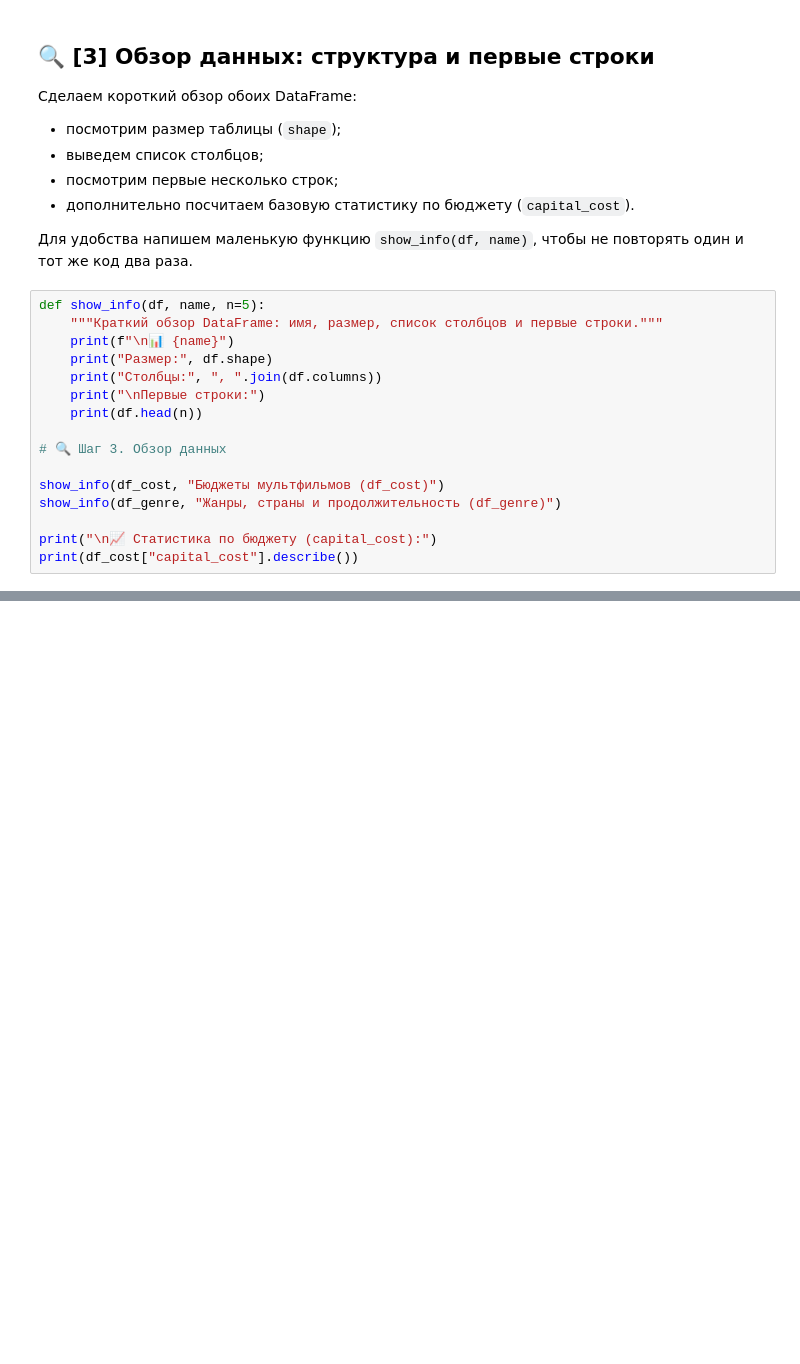
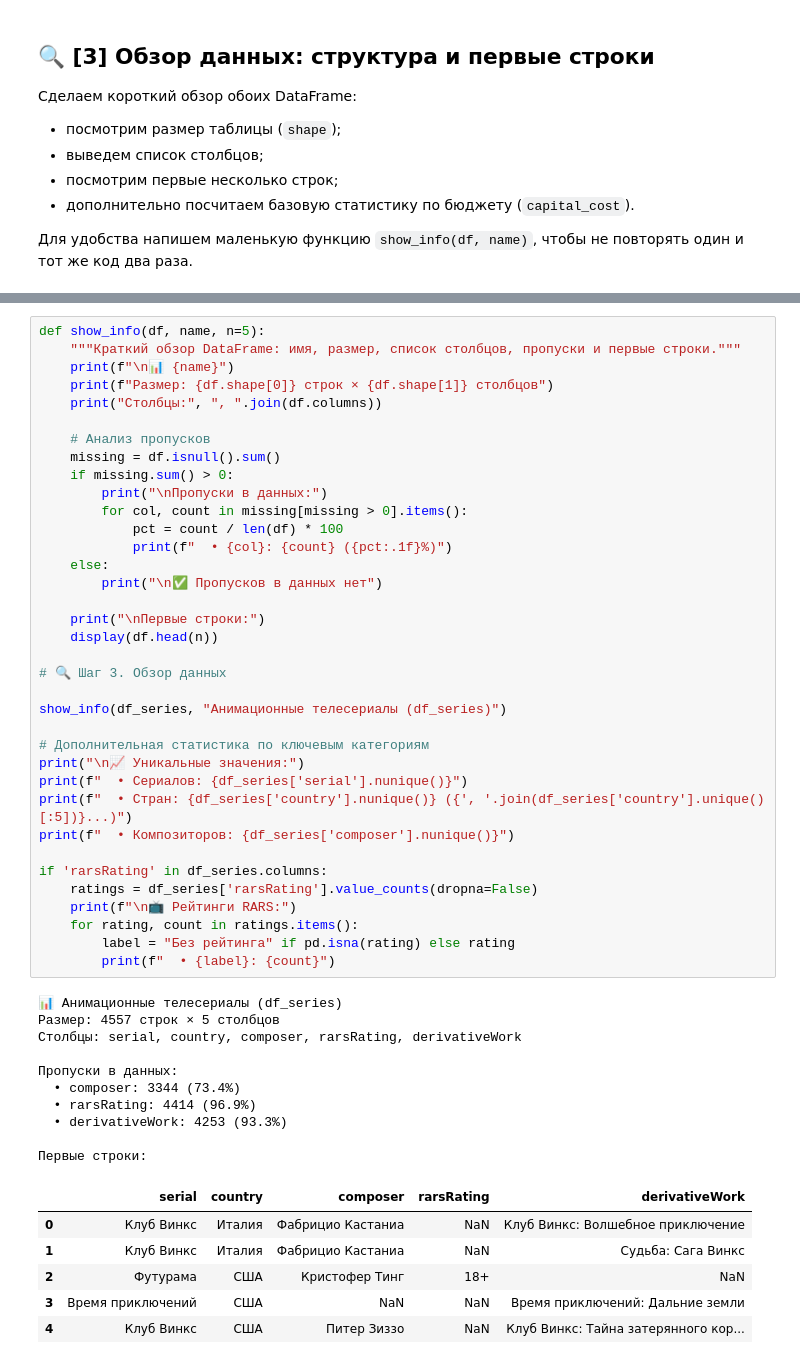
Before and after one commit to Darya-06/python-ai-Aleinik-Darya, a Jupyter notebook: notebooks/week2b_read_csv.ipynb, the cells around one changed output, grey strips where cells are left out. Cells and saved outputs as stored; diff of their text form; blank space fills up the shorter version.

```diff
--- a/notebooks/week2b_read_csv.ipynb
+++ b/notebooks/week2b_read_csv.ipynb
@@ -115,19 +115,3 @@ display(df_series.head(3))
 - дополнительно посчитаем базовую статистику по бюджету (`capital_cost`).
 
 Для удобства напишем маленькую функцию `show_info(df, name)`, чтобы не повторять один и тот же код два раза.
-# %%
-def show_info(df, name, n=5):
-    """Краткий обзор DataFrame: имя, размер, список столбцов и первые строки."""
-    print(f"\n📊 {name}")
-    print("Размер:", df.shape)
-    print("Столбцы:", ", ".join(df.columns))
-    print("\nПервые строки:")
-    print(df.head(n))
-
-# 🔍 Шаг 3. Обзор данных
-
-show_info(df_cost, "Бюджеты мультфильмов (df_cost)")
-show_info(df_genre, "Жанры, страны и продолжительность (df_genre)")
-
-print("\n📈 Статистика по бюджету (capital_cost):")
-print(df_cost["capital_cost"].describe())
@@ -240,0 +118,53 @@ Name: count, dtype: int64
+# %%
+def show_info(df, name, n=5):
+    """Краткий обзор DataFrame: имя, размер, список столбцов, пропуски и первые строки."""
+    print(f"\n📊 {name}")
+    print(f"Размер: {df.shape[0]} строк × {df.shape[1]} столбцов")
+    print("Столбцы:", ", ".join(df.columns))
+
+    # Анализ пропусков
+    missing = df.isnull().sum()
+    if missing.sum() > 0:
+        print("\nПропуски в данных:")
+        for col, count in missing[missing > 0].items():
+            pct = count / len(df) * 100
+            print(f"  • {col}: {count} ({pct:.1f}%)")
+    else:
+        print("\n✅ Пропусков в данных нет")
+
+    print("\nПервые строки:")
+    display(df.head(n))
+
+# 🔍 Шаг 3. Обзор данных
+
+show_info(df_series, "Анимационные телесериалы (df_series)")
+
+# Дополнительная статистика по ключевым категориям
+print("\n📈 Уникальные значения:")
+print(f"  • Сериалов: {df_series['serial'].nunique()}")
+print(f"  • Стран: {df_series['country'].nunique()} ({', '.join(df_series['country'].unique()[:5])}...)")
+print(f"  • Композиторов: {df_series['composer'].nunique()}")
+
+if 'rarsRating' in df_series.columns:
+    ratings = df_series['rarsRating'].value_counts(dropna=False)
+    print(f"\n📺 Рейтинги RARS:")
+    for rating, count in ratings.items():
+        label = "Без рейтинга" if pd.isna(rating) else rating
+        print(f"  • {label}: {count}")
+# %% [output]
+📊 Анимационные телесериалы (df_series)
+Размер: 4557 строк × 5 столбцов
+Столбцы: serial, country, composer, rarsRating, derivativeWork
+
+Пропуски в данных:
+  • composer: 3344 (73.4%)
+  • rarsRating: 4414 (96.9%)
+  • derivativeWork: 4253 (93.3%)
+
+Первые строки:
+|  | serial | country | composer | rarsRating | derivativeWork |
+| 0 | Клуб Винкс | Италия | Фабрицио Кастаниа | NaN | Клуб Винкс: Волшебное приключение |
+| 1 | Клуб Винкс | Италия | Фабрицио Кастаниа | NaN | Судьба: Сага Винкс |
+| 2 | Футурама | США | Кристофер Тинг | 18+ | NaN |
+| 3 | Время приключений | США | NaN | NaN | Время приключений: Дальние земли |
+| 4 | Клуб Винкс | США | Питер Зиззо | NaN | Клуб Винкс: Тайна затерянного кор... |
```
Also changed, not shown: parts of 9 cells of this notebook.
